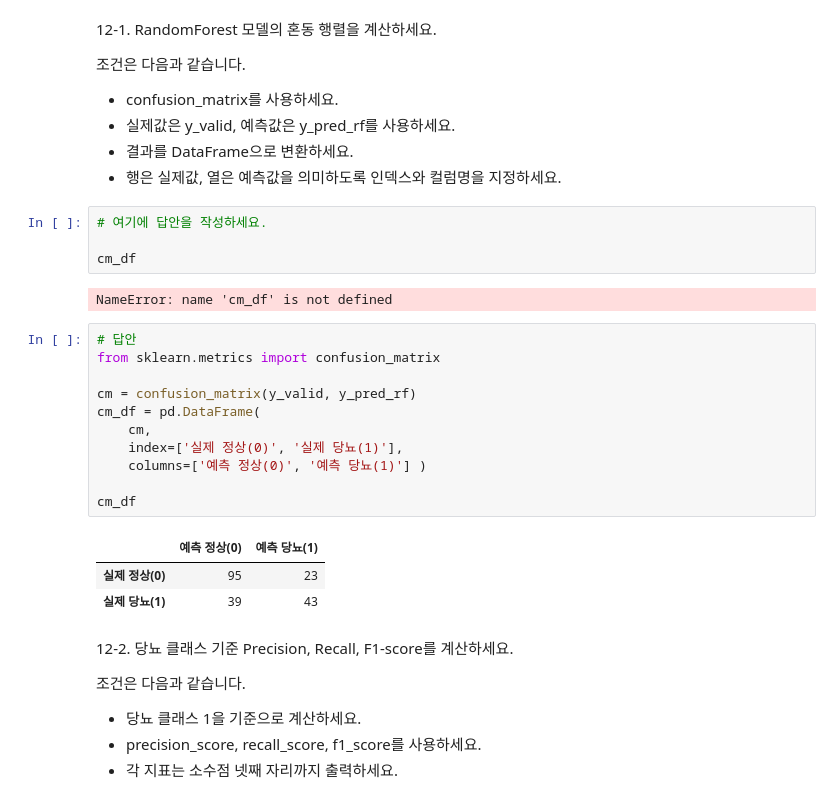
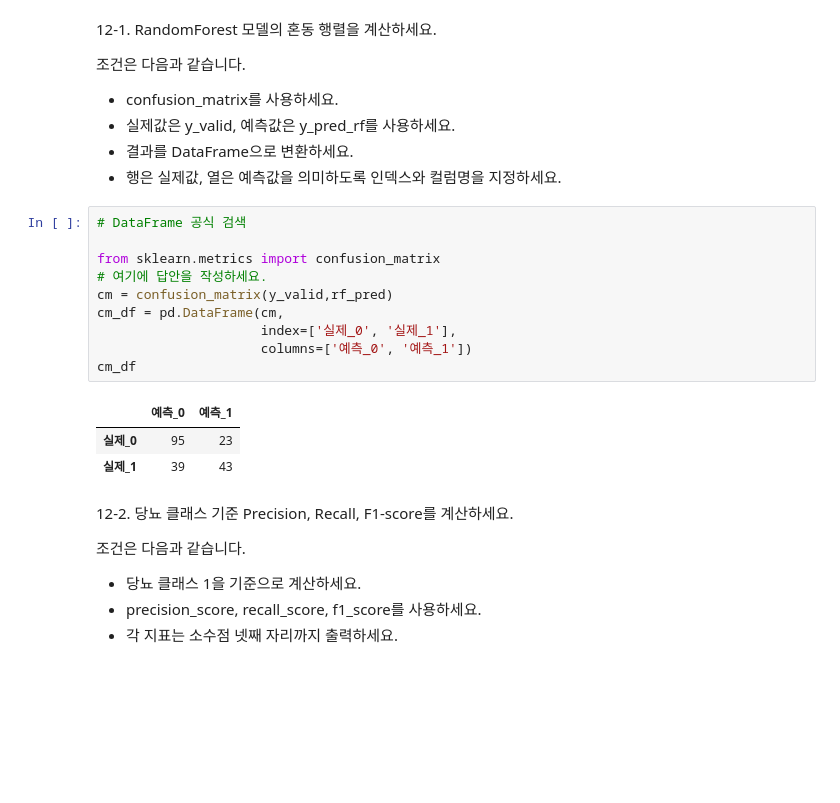
Before and after one commit to TaeGaori/fastapi_2026, a Jupyter notebook: P-AICE_Associate_모의고사_-_당뇨병_진단_예측/AICE_모의고사16회_문제지.ipynb, the cells around one changed output. Cells and saved outputs as stored; diff of their text form; blank space fills up the shorter version.

```diff
--- a/P-AICE_Associate_모의고사_-_당뇨병_진단_예측/AICE_모의고사16회_문제지.ipynb
+++ b/P-AICE_Associate_모의고사_-_당뇨병_진단_예측/AICE_모의고사16회_문제지.ipynb
@@ -443,27 +462,20 @@ RandomForest 모델의 예측 결과를 혼동 행렬로 확인하고, 당뇨
 - 실제값은 y_valid, 예측값은 y_pred_rf를 사용하세요.
 - 결과를 DataFrame으로 변환하세요.
 - 행은 실제값, 열은 예측값을 의미하도록 인덱스와 컬럼명을 지정하세요.
-# %%
-# 여기에 답안을 작성하세요.
-
-cm_df
-# %% [output]
-NameError: name 'cm_df' is not defined
 # %%
-# 답안
+# DataFrame 공식 검색
+
 from sklearn.metrics import confusion_matrix
-
-cm = confusion_matrix(y_valid, y_pred_rf)
-cm_df = pd.DataFrame(
-    cm,
-    index=['실제 정상(0)', '실제 당뇨(1)'],
-    columns=['예측 정상(0)', '예측 당뇨(1)'] )
-
+# 여기에 답안을 작성하세요.
+cm = confusion_matrix(y_valid,rf_pred)
+cm_df = pd.DataFrame(cm,
+                     index=['실제_0', '실제_1'],
+                     columns=['예측_0', '예측_1'])
 cm_df
 # %% [output]
-|  | 예측 정상(0) | 예측 당뇨(1) |
-| 실제 정상(0) | 95 | 23 |
-| 실제 당뇨(1) | 39 | 43 |
+|  | 예측_0 | 예측_1 |
+| 실제_0 | 95 | 23 |
+| 실제_1 | 39 | 43 |
 # %% [markdown]
 12-2. 당뇨 클래스 기준 Precision, Recall, F1-score를 계산하세요.
 
```
Also changed, not shown: parts of 10 cells of this notebook.
